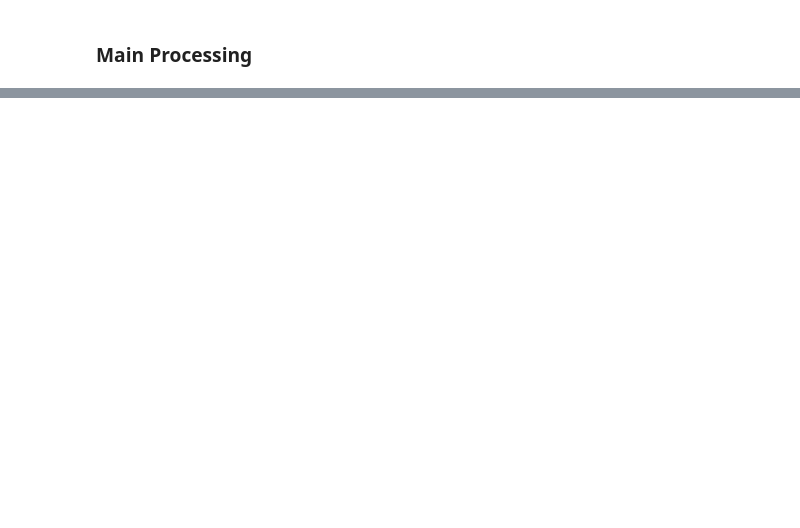
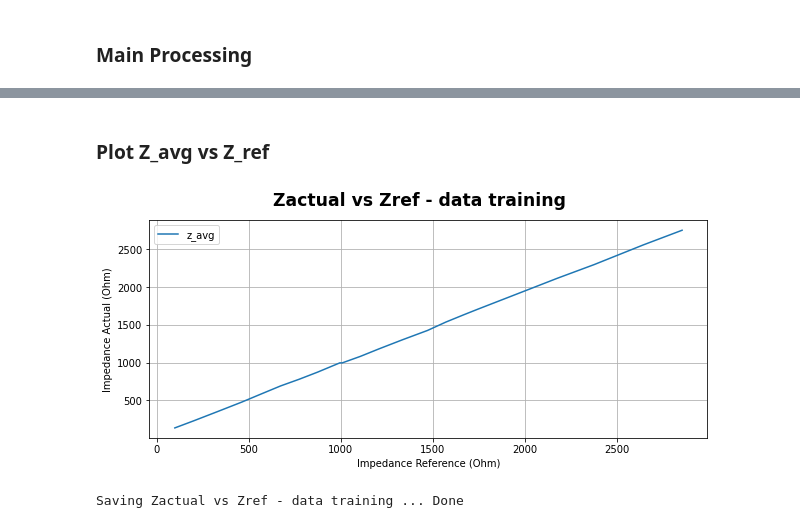
Before and after one commit to mahaamesha/body-impedance-measurement, a Jupyter notebook: src/training_data.ipynb, the cells around one changed output, grey strips where cells are left out. Drawn from its saved outputs; the diff is of its cells as text; code cells hidden in the pictures; blank space fills up the shorter version.

```diff
--- a/src/training_data.ipynb
+++ b/src/training_data.ipynb
@@ -122,0 +178,10 @@ NameError: name 'internal_flag' is not defined
+# %% [markdown]
+### Plot Z_avg vs Z_ref
+# %%
+graph_relation_Zerr_and_R(df_z_phase, folder_path_i, saved_dirname,
+                                x_data="z_ref", y_data="z_avg",
+                                x_label="Impedance Reference (Ohm)", y_label="Impedance Actual (Ohm)",
+                                suptitle_prefix="Zactual vs Zref")
+# %% [output]
+[figure, added]
+Saving Zactual vs Zref - data training ... Done
```
Also changed, not shown: parts of 21 cells of this notebook, 12 other files.
